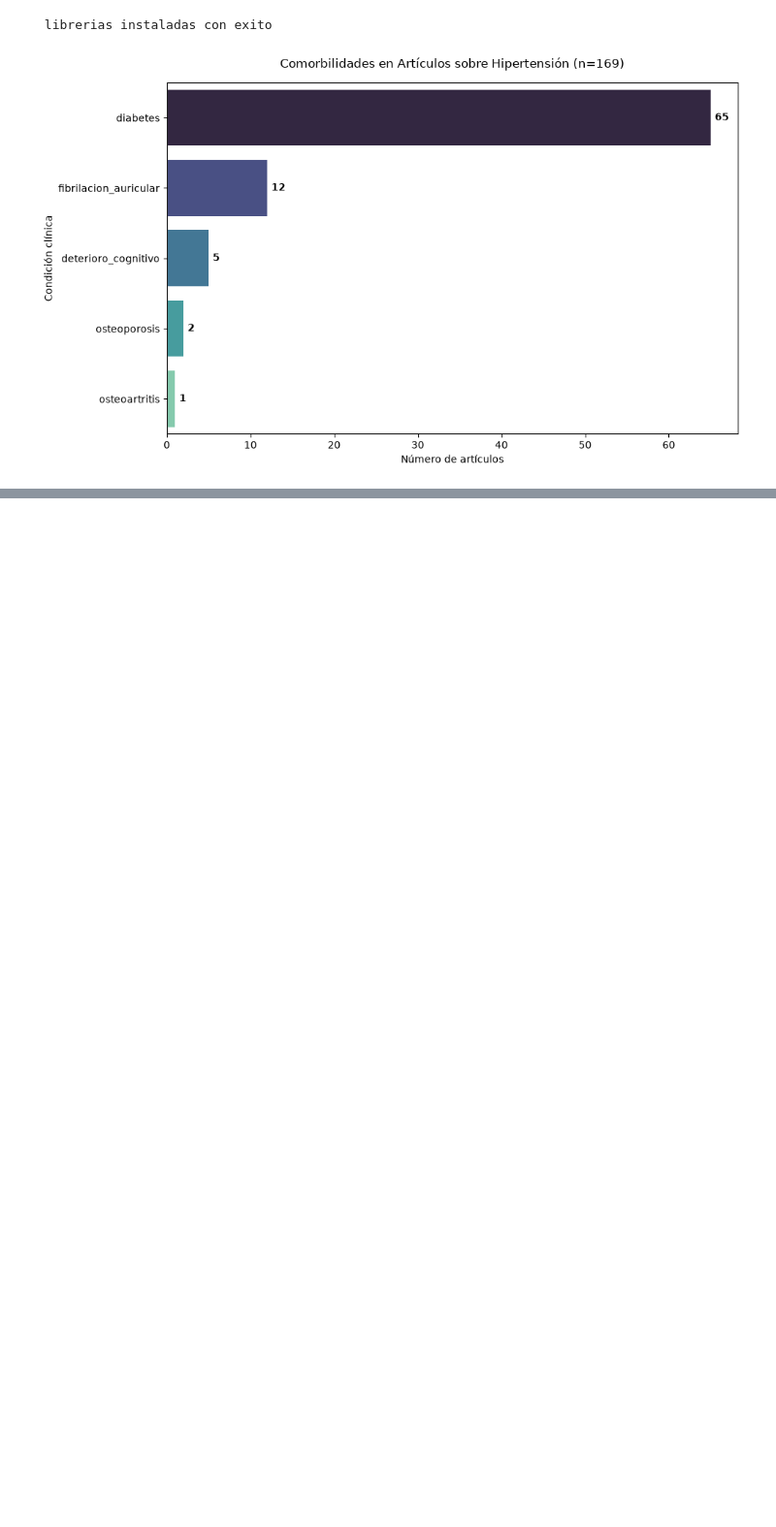
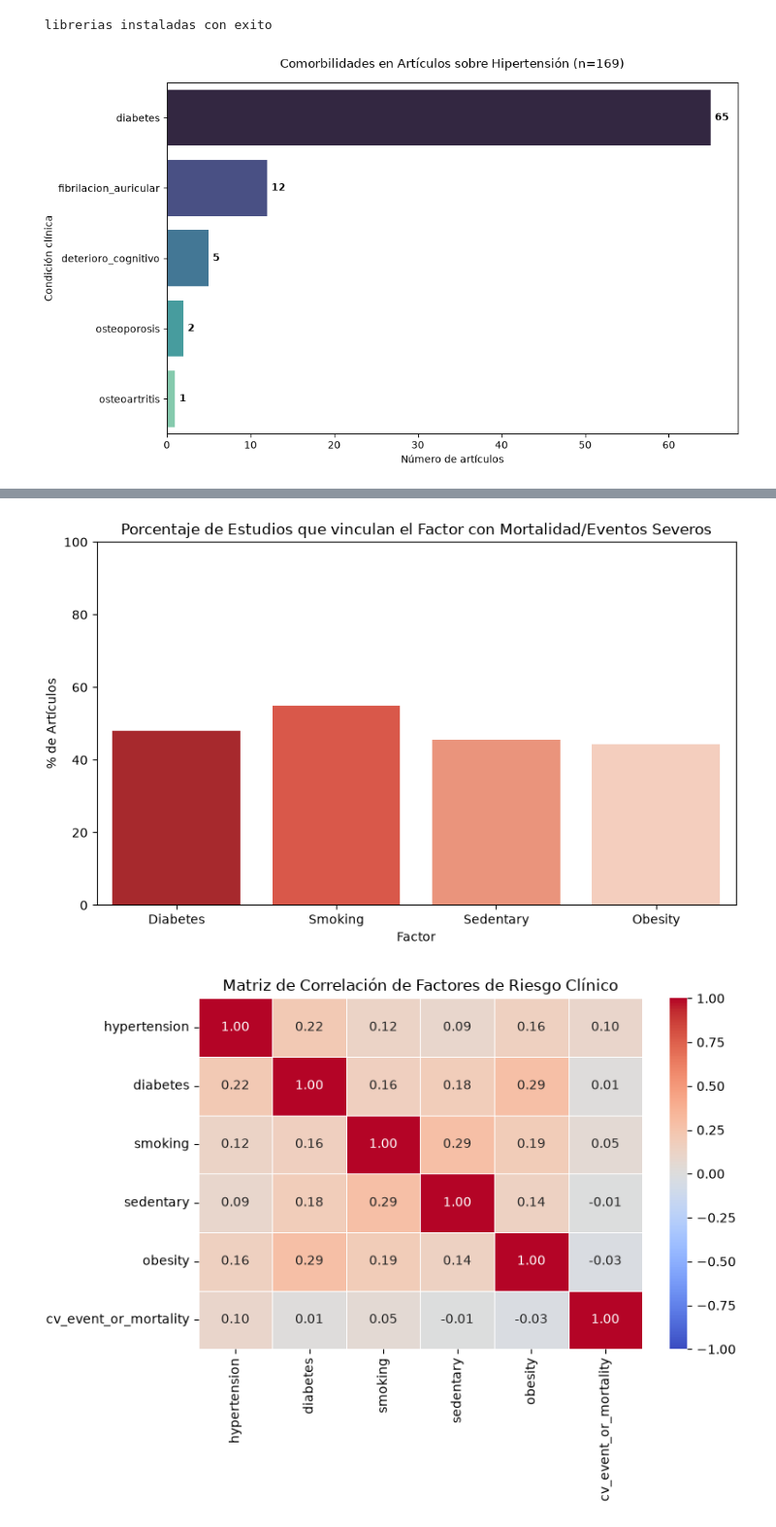
Before and after one commit to anacolinaarismendi/CardioResearch, a Jupyter notebook: notebooks/eda_cardiovascular.ipynb, the cells around one changed output, grey strips where cells are left out. Shown at 97% size. Saved outputs shown, nothing was run; the diff lists cells and outputs as text; code cells hidden in the pictures; blank space fills up the shorter version.

```diff
--- a/notebooks/eda_cardiovascular.ipynb
+++ b/notebooks/eda_cardiovascular.ipynb
@@ -45,0 +161,61 @@ plt.show()
+# %%
+import sqlite3
+import pandas as pd
+import matplotlib.pyplot as plt
+import seaborn as sns
+from pathlib import Path
+
+# 1. Conexión y Extracción
+db_path = Path("../cardioresearch.db")  # ajusta según tu estructura de carpetas
+assert db_path.exists(), f"No se encontró la base de datos en: {db_path.resolve()}"
+conn = sqlite3.connect(db_path)
+query = "SELECT abstract FROM articles"
+df = pd.read_sql(query, conn)
+conn.close()
+
+# 2. Ingeniería de Características (NLP Básico)
+# Marcamos con 1 si el artículo menciona el factor de riesgo y 0 si no.
+df['hypertension'] = df['abstract'].str.contains(r'hypertens', case=False, na=False).astype(int)
+df['diabetes'] = df['abstract'].str.contains(r'diabet', case=False, na=False).astype(int)
+df['smoking'] = df['abstract'].str.contains(r'smok|tobacco', case=False, na=False).astype(int)
+df['sedentary'] = df['abstract'].str.contains(r'sedentary|inactiv|physical activity', case=False, na=False).astype(int)
+df['obesity'] = df['abstract'].str.contains(r'obes|bmi|body mass', case=False, na=False).astype(int)
+
+# Marcamos con 1 si el artículo menciona mortalidad o eventos cardiovasculares severos
+df['cv_event_or_mortality'] = df['abstract'].str.contains(
+    r'mortality|death|stroke|infarction|heart failure', case=False, na=False
+).astype(int)
+
+# 3. Gráfico de Riesgo (Frecuencia de eventos severos asociados a cada factor)
+risk_factors = ['diabetes', 'smoking', 'sedentary', 'obesity']
+outcome_rates = []
+for factor in risk_factors:
+    subset = df[df[factor] == 1]
+    rate = subset['cv_event_or_mortality'].mean() * 100 if len(subset) > 0 else 0
+    outcome_rates.append({'Factor': factor.capitalize(), 'Tasa_Mortalidad_Eventos': rate})
+
+df_risk = pd.DataFrame(outcome_rates)
+
+plt.figure(figsize=(8, 5))
+sns.barplot(
+    data=df_risk, x='Factor', y='Tasa_Mortalidad_Eventos',
+    hue='Factor', palette='Reds_r', legend=False
+)
+plt.title('Porcentaje de Estudios que vinculan el Factor con Mortalidad/Eventos Severos')
+plt.ylabel('% de Artículos')
+plt.ylim(0, 100)
+plt.tight_layout()
+plt.show()
+
+# 4. Matriz de Correlación de Comorbilidades
+cols_to_correlate = ['hypertension', 'diabetes', 'smoking', 'sedentary', 'obesity', 'cv_event_or_mortality']
+corr = df[cols_to_correlate].corr()
+
+plt.figure(figsize=(8, 6))
+sns.heatmap(corr, annot=True, cmap='coolwarm', vmin=-1, vmax=1, fmt=".2f", linewidths=0.5)
+plt.title('Matriz de Correlación de Factores de Riesgo Clínico')
+plt.tight_layout()
+plt.show()
+# %% [output]
+[figure, added]
+[figure, added]
```
Also changed, not shown: parts of 6 cells of this notebook, 5 other files.
